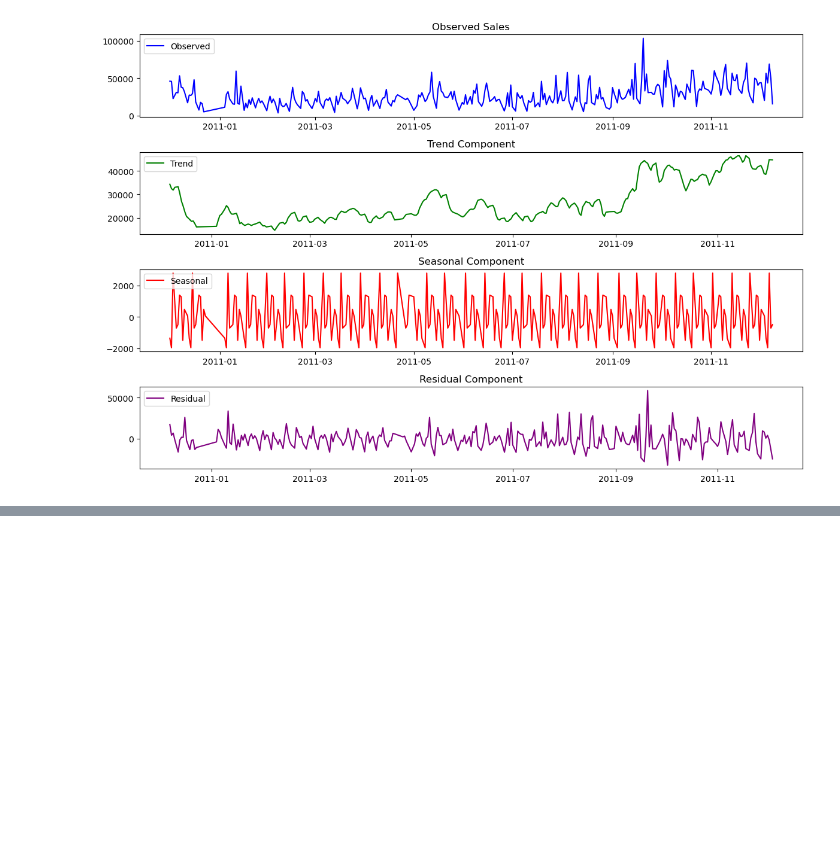
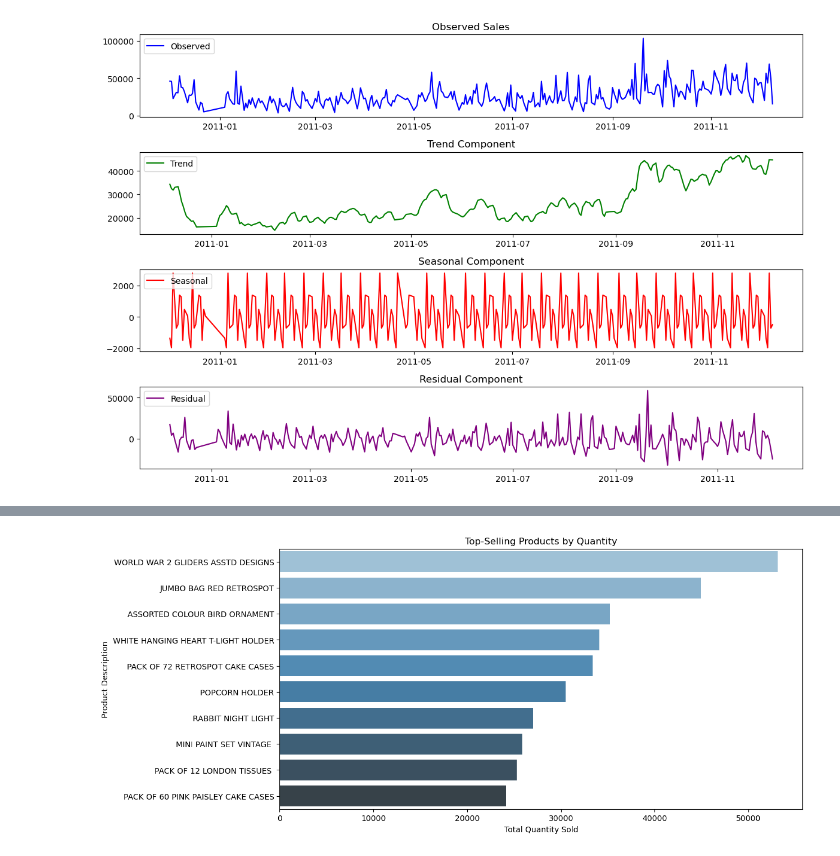
Before and after one commit to faisal8373/data-analysis, a Jupyter notebook: exploratory data analysis/online_retail/online_retail.ipynb, the cells around one changed output, grey strips where cells are left out. Cells and saved outputs as stored; diff of their text form; code cells hidden in the pictures; blank space fills up the shorter version.

```diff
--- a/exploratory data analysis/online_retail/online_retail.ipynb
+++ b/exploratory data analysis/online_retail/online_retail.ipynb
@@ -248,0 +291,15 @@ plt.show()
+# %%
+top_products = df.groupby('Description')['Quantity'].sum().reset_index()
+
+# Sort the products by quantity sold in descending order to get the top-sellers
+top_products = top_products.sort_values(by='Quantity', ascending=False).head(10)
+
+# Create a bar plot to visualize top-selling products
+plt.figure(figsize=(12, 6))
+sns.barplot(x='Quantity', y='Description', data=top_products, palette='Blues_d')
+plt.title('Top-Selling Products by Quantity')
+plt.xlabel('Total Quantity Sold')
+plt.ylabel('Product Description')
+plt.show()
+# %% [output]
+[figure, added]
```
Also changed, not shown: parts of 9 cells of this notebook.
